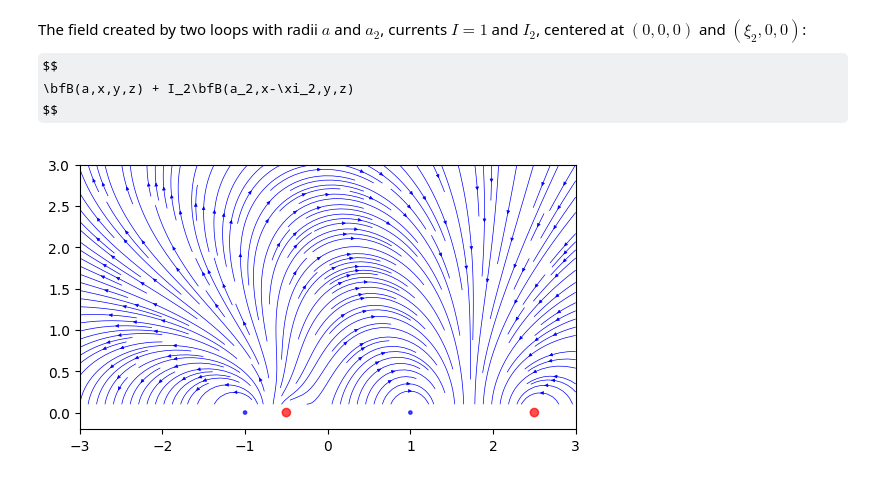
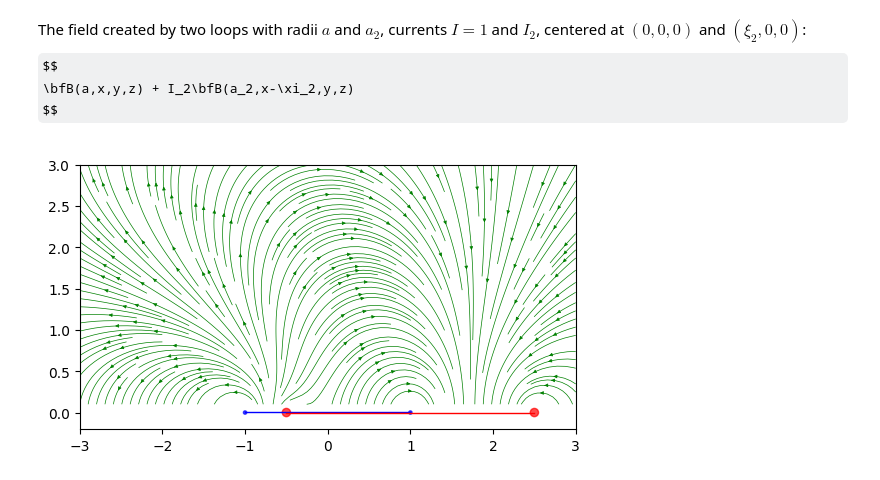
Before and after one commit to michael-isichenko/misc, a Jupyter notebook: loops.ipynb, the cells around one changed output. Cells and saved outputs as stored; diff of their text form; code cells hidden in the pictures; some formulas as TeX source.

```diff
--- a/loops.ipynb
+++ b/loops.ipynb
@@ -146,27 +146,30 @@ $$
 $$
 # %%
 from matplotlib.patches import Circle
+import matplotlib.lines as lines
 
 xmin, xmax = -3, 3
 zmin, zmax =  0.1, 3
 xx, zz = np.linspace(xmin, xmax, 150), np.linspace(zmin, zmax, 150)
 xx_grid, zz_grid = np.meshgrid(xx, zz)
 
 a1, a2 = 1, 1.5 # radii of loops
 I1, I2 = 1, -1  # currents, clockwise if negative
 x1, x2 = 0, 1   # loop x-centers
 B = I1*loop_field(xx_grid - x1, 0, zz_grid, a)[0] + I2*loop_field(xx_grid - x2, 0, zz_grid, a2)[0]
 # print(B)
 if 1:
     fig = plt.figure()
     ax  = fig.add_subplot(1, 1, 1)
-    ax.add_patch(Circle((x1-a1, 0), 0.02, color='blue', alpha=0.7))
-    ax.add_patch(Circle((x1+a1, 0), 0.02, color='blue', alpha=0.7))
-    ax.add_patch(Circle((x2-a2, 0), 0.05, color='red', alpha=0.7))
-    ax.add_patch(Circle((x2+a2, 0), 0.05, color='red', alpha=0.7))
-    ax.streamplot(xx_grid, zz_grid, B[0], B[2], density=2, color='b',
+    ax.add_patch(Circle((x1-a1, 0), 0.03, color='blue', alpha=0.7))
+    ax.add_patch(Circle((x1+a1, 0), 0.03, color='blue', alpha=0.7))
+    ax.add_artist(lines.Line2D([x1-a1, x1+a1], [0.01,0.01], linewidth=1, color='blue'))
+    ax.add_patch(Circle((x2-a2, 0), 0.03, color='red', alpha=0.7))
+    ax.add_patch(Circle((x2+a2, 0), 0.03, color='red', alpha=0.7))
+    ax.add_artist(lines.Line2D([x2-a2, x2+a2], [-0.01,-0.01], linewidth=1, color='red'))
+    ax.streamplot(xx_grid, zz_grid, B[0], B[2], density=2, color='g',
                     linewidth=0.5, cmap=plt.cm.viridis, arrowsize=0.5)
     ax.set_aspect('equal')
     plt.show()
 # %% [output]
-[figure, old version]
+[figure, new version]
```
